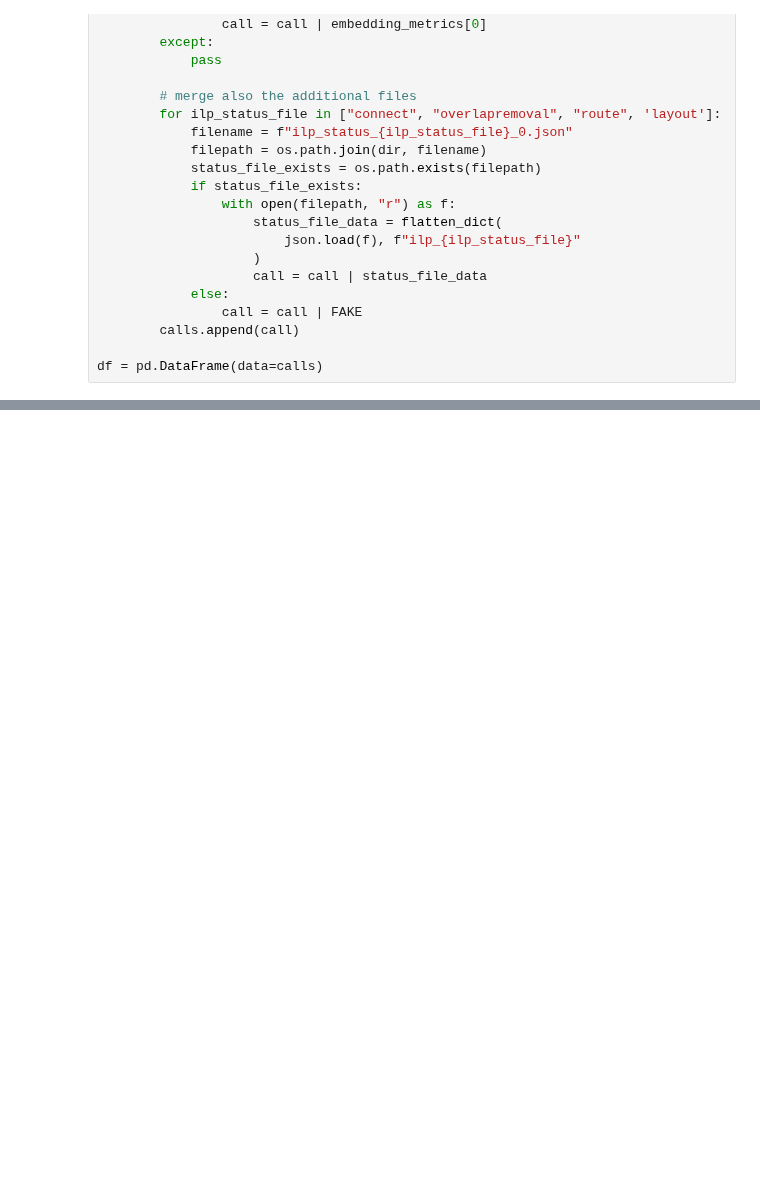
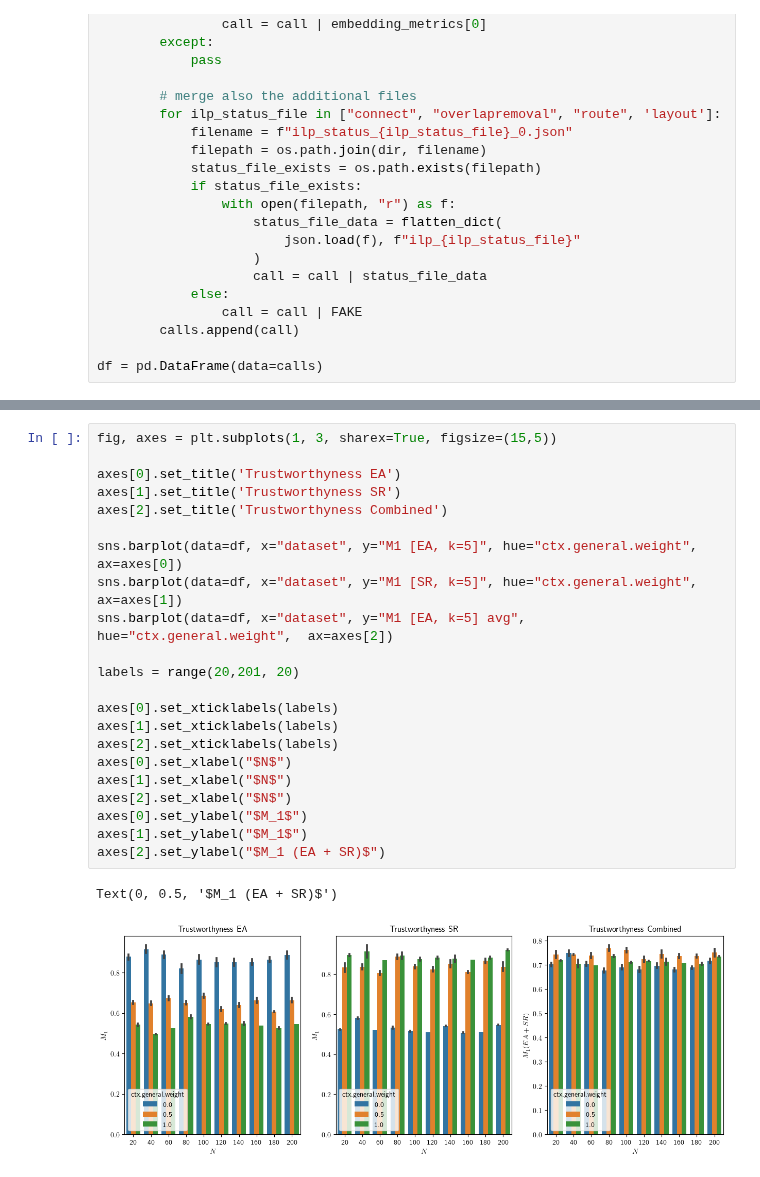
Before and after one commit to npiccolotto/undrground-tubes, a Jupyter notebook: designspace-result/merge.ipynb, the cells around one changed output, grey strips where cells are left out. Saved outputs shown, nothing was run; the diff lists cells and outputs as text; blank space fills up the shorter version.

```diff
--- a/designspace-result/merge.ipynb
+++ b/designspace-result/merge.ipynb
@@ -117,0 +137,25 @@ sns.heatmap(
+# %%
+fig, axes = plt.subplots(1, 3, sharex=True, figsize=(15,5))
+
+axes[0].set_title('Trustworthyness EA')
+axes[1].set_title('Trustworthyness SR')
+axes[2].set_title('Trustworthyness Combined')
+
+sns.barplot(data=df, x="dataset", y="M1 [EA, k=5]", hue="ctx.general.weight",  ax=axes[0])
+sns.barplot(data=df, x="dataset", y="M1 [SR, k=5]", hue="ctx.general.weight",  ax=axes[1])
+sns.barplot(data=df, x="dataset", y="M1 [EA, k=5] avg", hue="ctx.general.weight",  ax=axes[2])
+
+labels = range(20,201, 20)
+
+axes[0].set_xticklabels(labels)
+axes[1].set_xticklabels(labels)
+axes[2].set_xticklabels(labels)
+axes[0].set_xlabel("$N$")
+axes[1].set_xlabel("$N$")
+axes[2].set_xlabel("$N$")
+axes[0].set_ylabel("$M_1$")
+axes[1].set_ylabel("$M_1$")
+axes[2].set_ylabel("$M_1 (EA + SR)$")
+# %% [output]
+Text(0, 0.5, '$M_1 (EA + SR)$')
+[figure, added]
```
Also changed, not shown: parts of 5 cells of this notebook.
